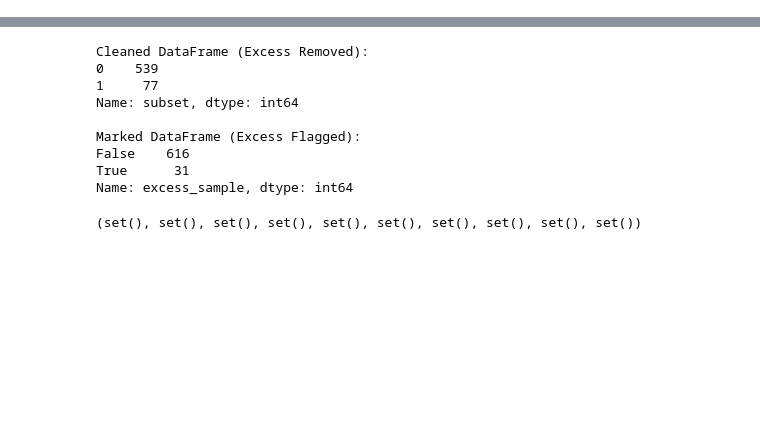
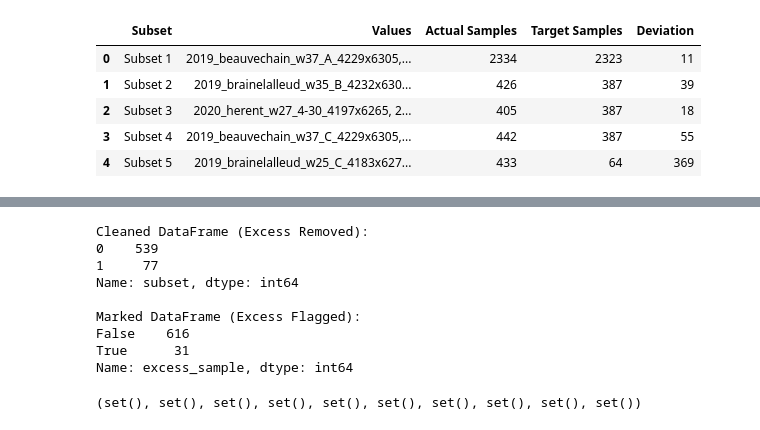
Before and after one commit to lauramartinezes/chimera, a Jupyter notebook: zz_split_dataset.ipynb, the cells around one changed output, grey strips where cells are left out. Drawn from its saved outputs; the diff is of its cells as text; code cells hidden in the pictures; blank space fills up the shorter version.

Commit message:
add calculate custom splits

```diff
--- a/zz_split_dataset.ipynb
+++ b/zz_split_dataset.ipynb
@@ -182,6 +244,7 @@ root_dir = r'C:\Users\u0159868\Documents\repos\stickybugs-outliers\data\all_data
 c_folder = os.path.join(root_dir, 'c')
 wmv_folder = os.path.join(root_dir, 'wmv')
 m_folder = os.path.join(root_dir, 'm')
+v_folder = os.path.join(root_dir, 'v')
 
 c_trash_folder = os.path.join(root_dir, 'trash', 'c_trash')
 wmv_trash_folder = os.path.join(root_dir, 'trash', 'wmv_trash')
@@ -194,7 +257,9 @@ sw_trash_folder = os.path.join(root_dir, 'trash', 'sw_trash')
 # %%
 df_c = get_df(c_folder)
 df_wmv = get_df(wmv_folder)
-df_m = get_df(m_folder)
+# df_m = get_df(m_folder)
+df_v = get_df(v_folder)
+
 df_c_trash = get_df(c_trash_folder)
 df_wmv_trash = get_df(wmv_trash_folder)
 df_wrl_trash = get_df(wrl_trash_folder)
@@ -208,3 +273,44 @@ df_sw_trash = get_df(sw_trash_folder)
 df_trash = pd.concat([df_c_trash, df_wmv_trash, df_wrl_trash, df_sp_trash, df_c_extra_trash, df_wswl_trash, df_t_trash, df_sw_trash])
 # %%
 pd.set_option('display.max_rows', None)
+# %%
+# automatic split
+df_c_subsets, assignment_summary_c = get_df_subsets(df_c, [
+    split_result['train']['good'],
+    split_result['train']['mislabel'],
+    split_result['test']['good'],
+    split_result['validation']['good'],
+    split_result['validation']['mislabel']
+    ])
+df_wmv_subsets, assignment_summary_wmv = get_df_subsets(df_wmv, [
+    split_result['train']['good'],
+    split_result['train']['mislabel'],
+    split_result['test']['good'],
+    split_result['validation']['good'],
+    split_result['validation']['mislabel']
+    ])
+# df_m_subsets, assignment_summary_m = get_df_subsets(df_m, [split_result['train']['good'], 219, 219, 205, 34], random_seed=423)
+df_v_subsets, assignment_summary_v = get_df_subsets(df_v, [
+    split_result['train']['good'],
+    split_result['train']['mislabel'],
+    split_result['test']['good'],
+    split_result['validation']['good'],
+    split_result['validation']['mislabel']
+    ], random_seed=423)
+df_trash_subsets, assignment_summary_trash = get_df_subsets(df_trash, [
+    split_result['train']['other'],
+    split_result['train']['other'],
+    split_result['train']['other'],
+    split_result['validation']['other'],
+    split_result['validation']['other'],
+    split_result['validation']['other']
+    ])
+# %%
+assignment_summary_v
+# %% [output]
+|  | Subset | Values | Actual Samples | Target Samples | Deviation |
+| 0 | Subset 1 | 2019_beauvechain_w37_A_4229x6305,... | 2334 | 2323 | 11 |
+| 1 | Subset 2 | 2019_brainelalleud_w35_B_4232x630... | 426 | 387 | 39 |
+| 2 | Subset 3 | 2020_herent_w27_4-30_4197x6265, 2... | 405 | 387 | 18 |
+| 3 | Subset 4 | 2019_beauvechain_w37_C_4229x6305,... | 442 | 387 | 55 |
+| 4 | Subset 5 | 2019_brainelalleud_w25_C_4183x627... | 433 | 64 | 369 |
```
Also changed, not shown: parts of 12 cells of this notebook.
